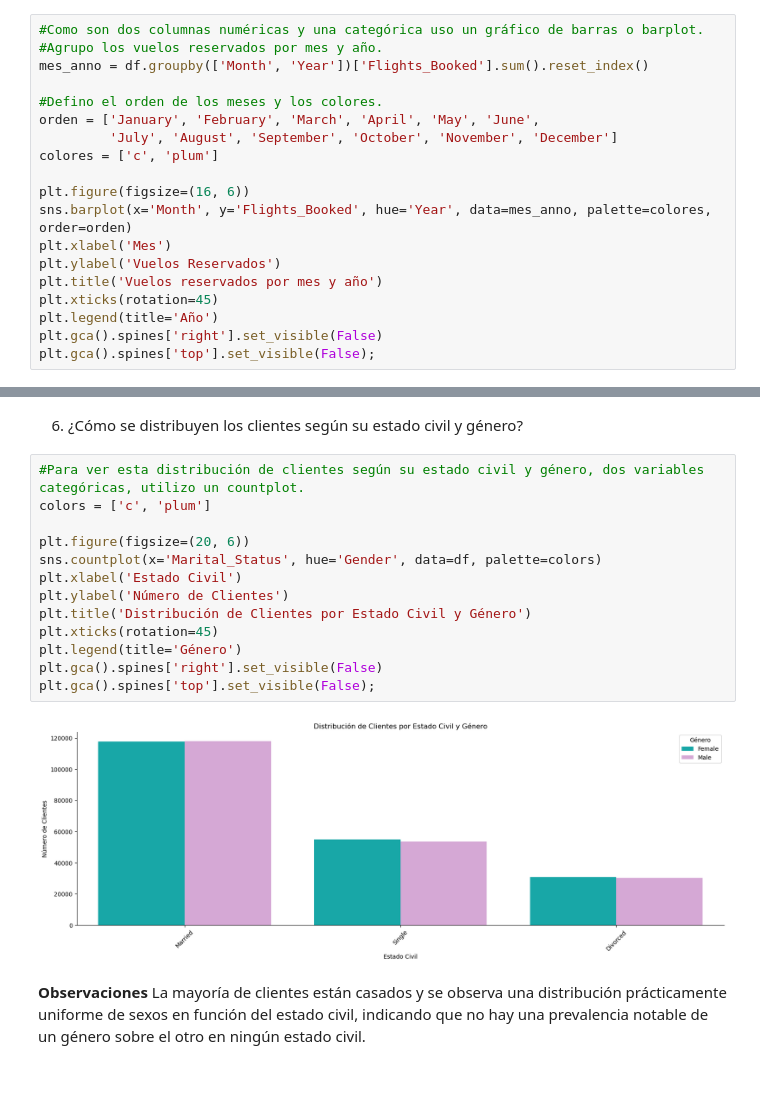
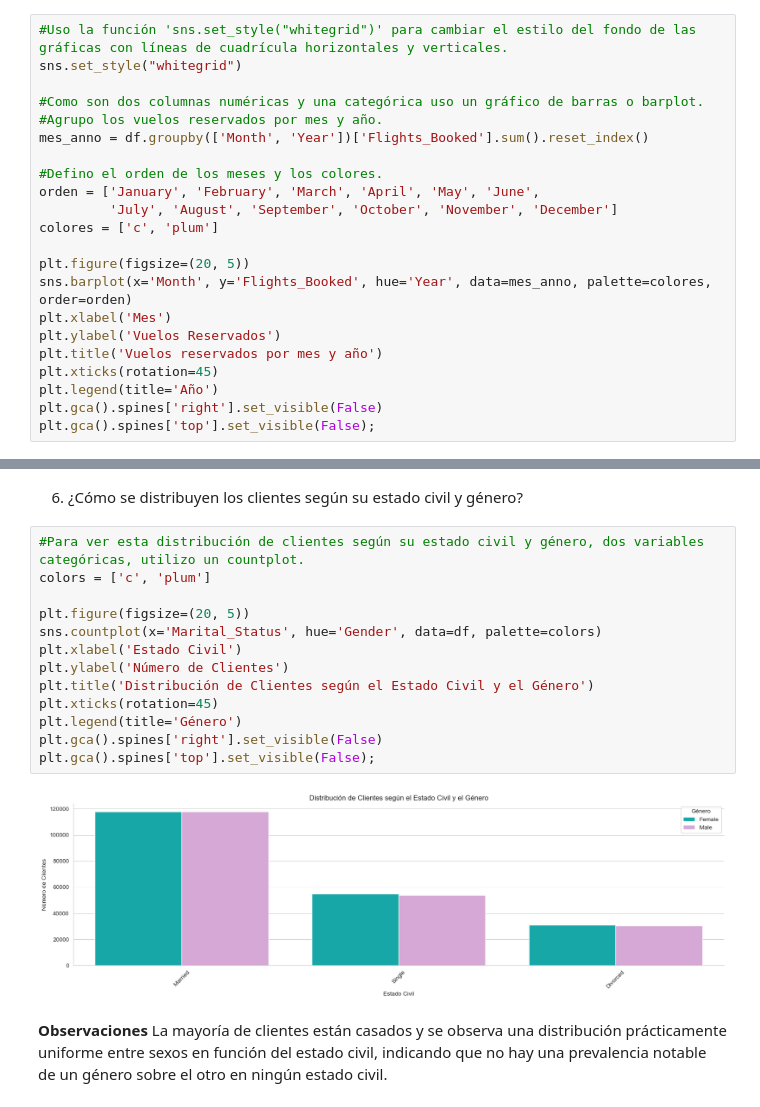
Before and after one commit to Adalab/bda-modulo-3-evaluacion-final-TaniaGraff, a Jupyter notebook: fase2_visualizacion.ipynb, the cells around one changed output, grey strips where cells are left out. Saved outputs shown, nothing was run; the diff lists cells and outputs as text; blank space fills up the shorter version.

```diff
--- a/fase2_visualizacion.ipynb
+++ b/fase2_visualizacion.ipynb
@@ -30,6 +30,9 @@ df.head()
 # %% [markdown]
 1. ¿Cómo se distribuye la cantidad de vuelos reservados por mes durante el año?
 # %%
+#Uso la función 'sns.set_style("whitegrid")' para cambiar el estilo del fondo de las gráficas con líneas de cuadrícula horizontales y verticales.
+sns.set_style("whitegrid")
+
 #Como son dos columnas numéricas y una categórica uso un gráfico de barras o barplot.
 #Agrupo los vuelos reservados por mes y año.
 mes_anno = df.groupby(['Month', 'Year'])['Flights_Booked'].sum().reset_index()
@@ -39,7 +42,7 @@ orden = ['January', 'February', 'March', 'April', 'May', 'June',
          'July', 'August', 'September', 'October', 'November', 'December']
 colores = ['c', 'plum']
 
-plt.figure(figsize=(16, 6))
+plt.figure(figsize=(20, 5))
 sns.barplot(x='Month', y='Flights_Booked', hue='Year', data=mes_anno, palette=colores, order=orden)
 plt.xlabel('Mes')
 plt.ylabel('Vuelos Reservados')
@@ -133,17 +133,17 @@ plt.title('Porcentaje de Tarjetas de Fidelización por Cliente');
 # %%
 #Para ver esta distribución de clientes según su estado civil y género, dos variables categóricas, utilizo un countplot.
 colors = ['c', 'plum']
 
-plt.figure(figsize=(20, 6))
+plt.figure(figsize=(20, 5))
 sns.countplot(x='Marital_Status', hue='Gender', data=df, palette=colors)
 plt.xlabel('Estado Civil')
 plt.ylabel('Número de Clientes')
-plt.title('Distribución de Clientes por Estado Civil y Género')
+plt.title('Distribución de Clientes según el Estado Civil y el Género')
 plt.xticks(rotation=45)
 plt.legend(title='Género')
 plt.gca().spines['right'].set_visible(False)
 plt.gca().spines['top'].set_visible(False);
 # %% [output]
-[figure, old version]
+[figure, new version]
 # %% [markdown]
-**Observaciones** La mayoría de clientes están casados y se observa una distribución prácticamente uniforme de sexos en función del estado civil, indicando que no hay una prevalencia notable de un género sobre el otro en ningún estado civil.
+**Observaciones** La mayoría de clientes están casados y se observa una distribución prácticamente uniforme entre sexos en función del estado civil, indicando que no hay una prevalencia notable de un género sobre el otro en ningún estado civil.
```
Also changed, not shown: parts of 7 cells of this notebook.
